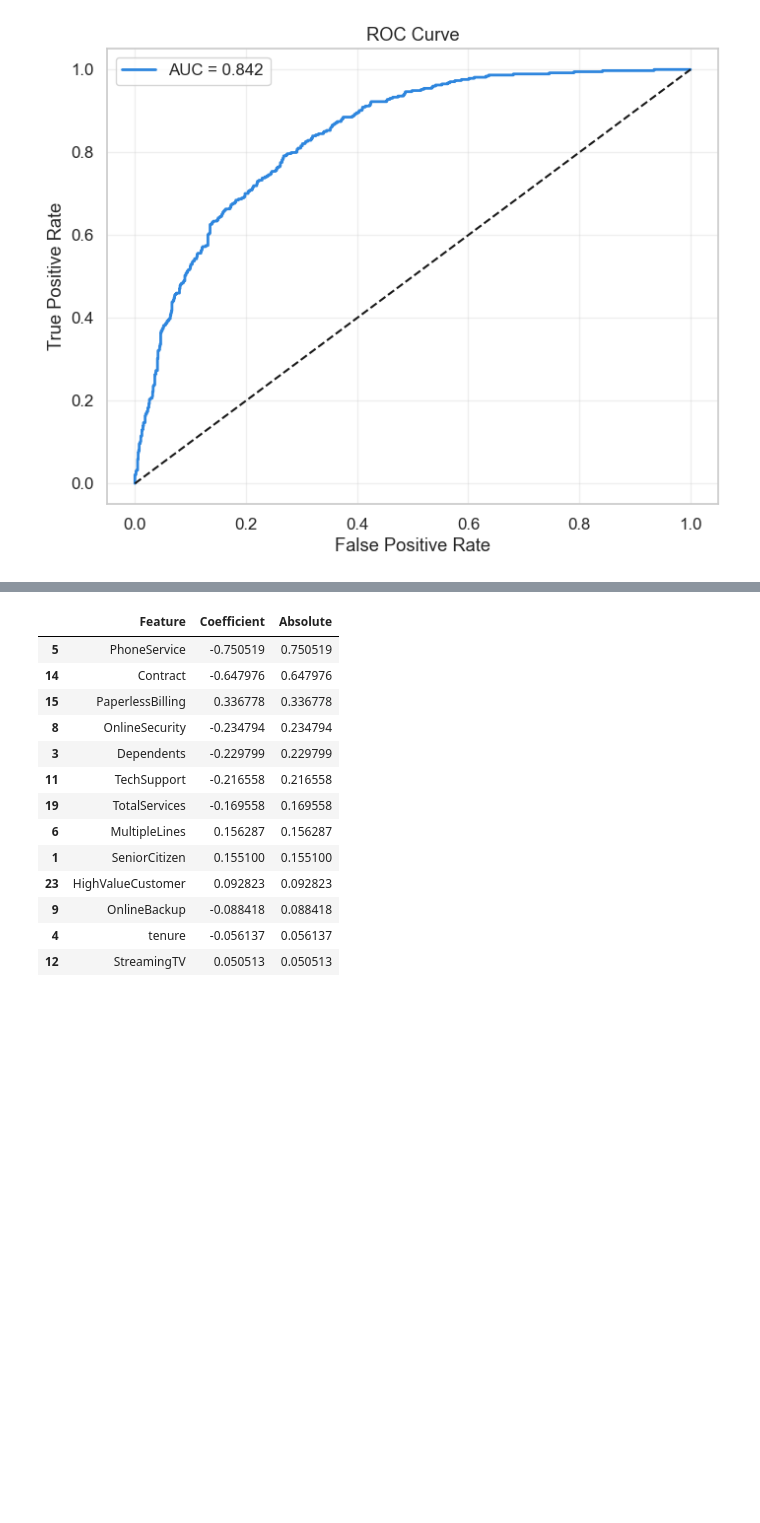
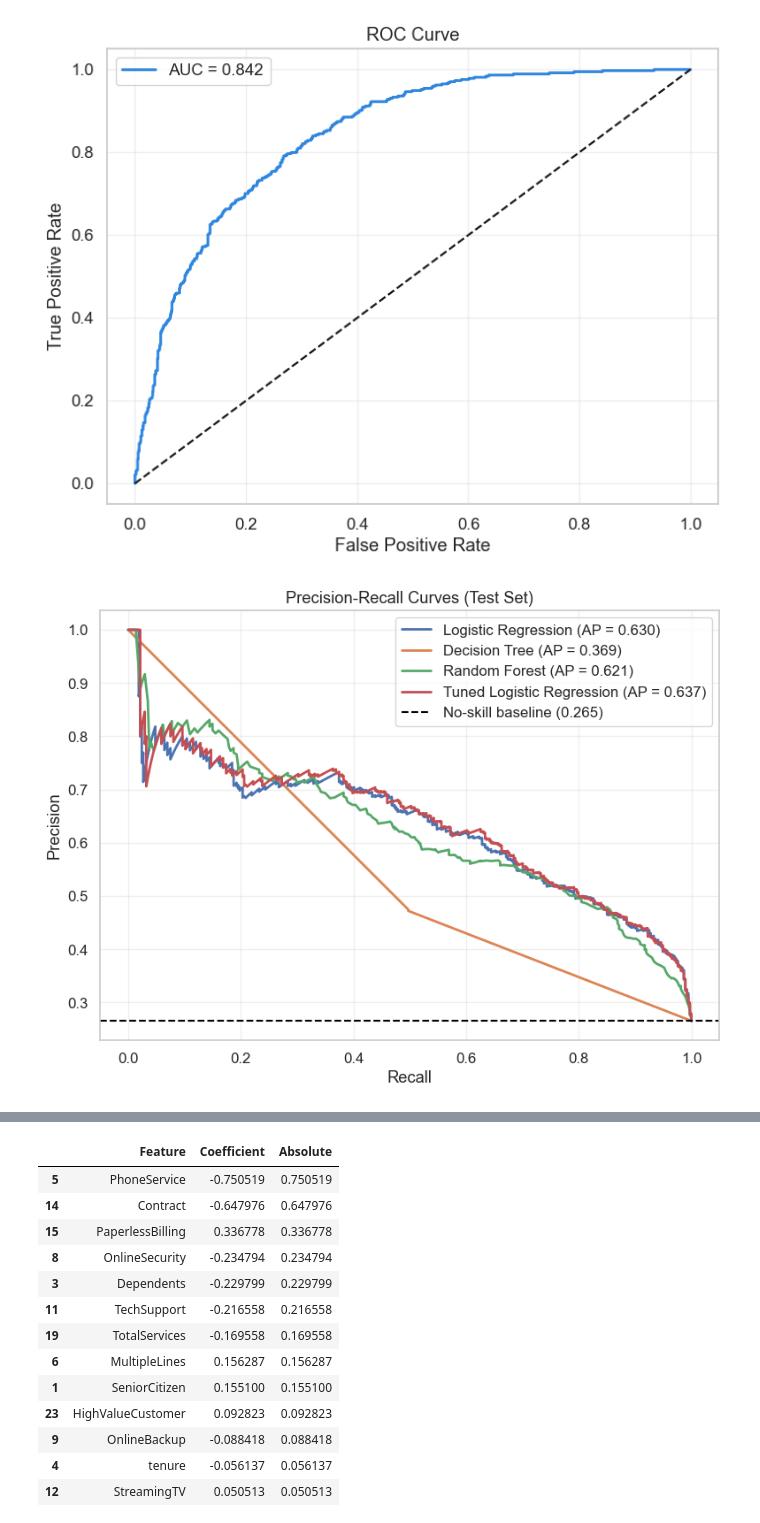
Before and after one commit to lakshmimallesh-dev/Customer-Churn-Prediction, a Jupyter notebook: Customer_Churn.ipynb, the cells around one changed output, grey strips where cells are left out. Cells and saved outputs as stored; diff of their text form; code cells hidden in the pictures; blank space fills up the shorter version.

```diff
--- a/Customer_Churn.ipynb
+++ b/Customer_Churn.ipynb
@@ -1262,3 +1275,31 @@ plt.grid(alpha=0.3)
 plt.show()
 # %% [output]
 [figure]
+# %%
+from sklearn.metrics import precision_recall_curve, average_precision_score, log_loss
+
+models_all = {
+    "Logistic Regression": lr,
+    "Decision Tree": dt,
+    "Random Forest": rf,
+    "Tuned Logistic Regression": best_lr,
+}
+
+plt.figure(figsize=(8, 6))
+for name, m in models_all.items():
+    p = m.predict_proba(X_test)[:, 1]
+    prec, rec, _ = precision_recall_curve(y_test, p)
+    ap = average_precision_score(y_test, p)
+    plt.plot(rec, prec, linewidth=2, label=f"{name} (AP = {ap:.3f})")
+
+plt.axhline(y_test.mean(), color="black", linestyle="--",
+            label=f"No-skill baseline ({y_test.mean():.3f})")
+plt.xlabel("Recall")
+plt.ylabel("Precision")
+plt.title("Precision-Recall Curves (Test Set)")
+plt.legend(loc="upper right")
+plt.grid(alpha=0.3)
+plt.tight_layout()
+plt.show()
+# %% [output]
+[figure, added]
```
Also changed, not shown: parts of 10 cells of this notebook, 2 other files.
